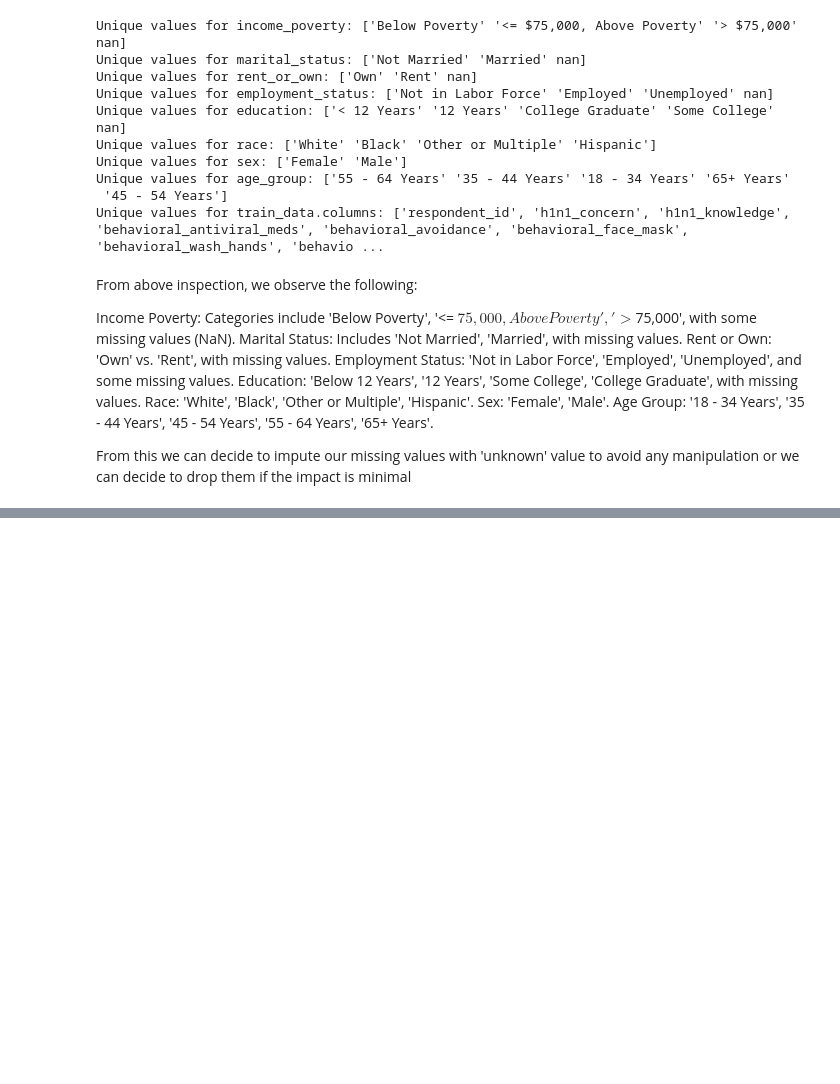
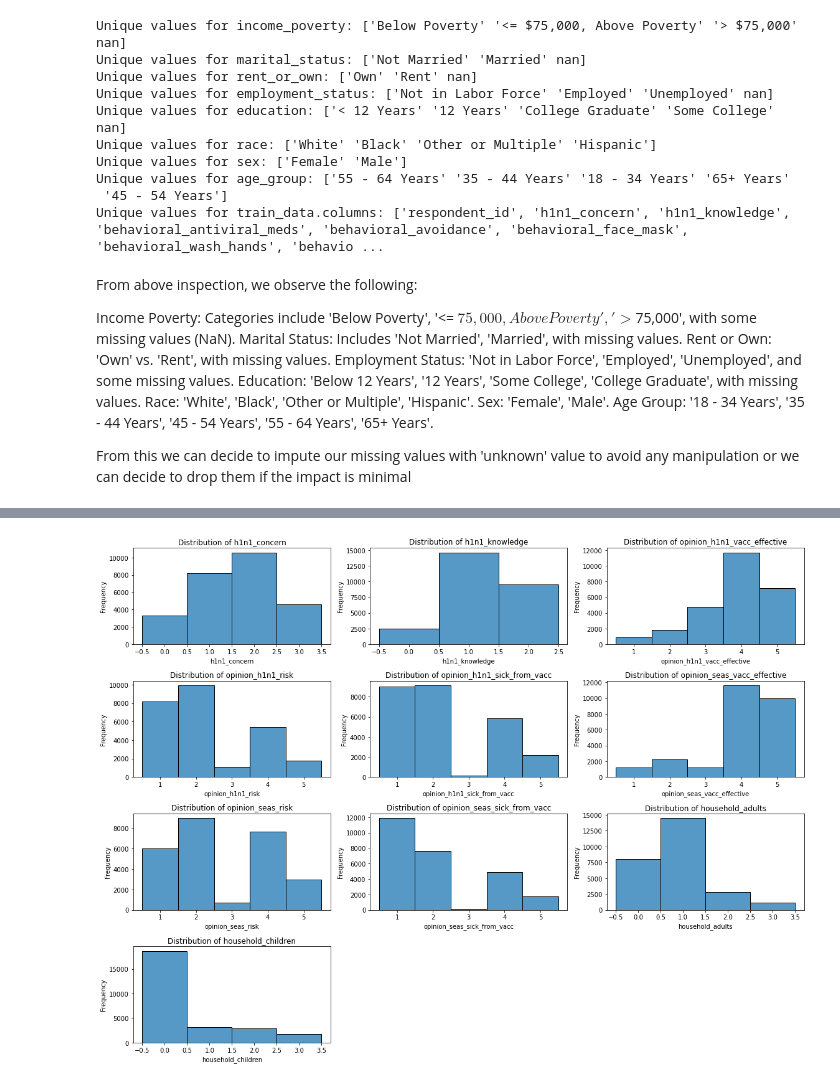
Before and after one commit to Anniemarie001/H1N1-AND-SEASONAL-FLU-VACCINES, a Jupyter notebook: index.ipynb, the cells around one changed output, grey strips where cells are left out. Cells and saved outputs as stored; diff of their text form; code cells hidden in the pictures; blank space fills up the shorter version.

```diff
--- a/index.ipynb
+++ b/index.ipynb
@@ -219,0 +270,20 @@ From this we can decide to impute our missing values with 'unknown' value to avo
+# %%
+features = ['h1n1_concern', 'h1n1_knowledge', 'opinion_h1n1_vacc_effective', 'opinion_h1n1_risk',
+            'opinion_h1n1_sick_from_vacc', 'opinion_seas_vacc_effective', 'opinion_seas_risk', 'opinion_seas_sick_from_vacc',
+            'household_adults', 'household_children']
+#'behavioral_antiviral_meds', 'behavioral_avoidance', 'behavioral_face_mask', 'behavioral_wash_hands', 'behavioral_large_gatherings', 'behavioral_outside_home', 'behavioral_touch_face', 'doctor_recc_h1n1', 'doctor_recc_seasonal',
+            #'chronic_med_condition', 'child_under_6_months', 'health_worker', 'health_insurance',
+# Set up the plotting grid
+plt.figure(figsize=(16, 12))
+
+for i, feature in enumerate(features, 1):
+    plt.subplot(4, 3, i)  # Adjust the grid size if you have more/less features
+    sns.histplot(train_data[feature].dropna(), discrete=True, kde=False, bins=30)
+    plt.title(f'Distribution of {feature}')
+    plt.xlabel(feature)
+    plt.ylabel('Frequency')
+
+plt.tight_layout()
+plt.show()
+# %% [output]
+[figure, added]
```
Also changed, not shown: parts of 9 cells of this notebook.
